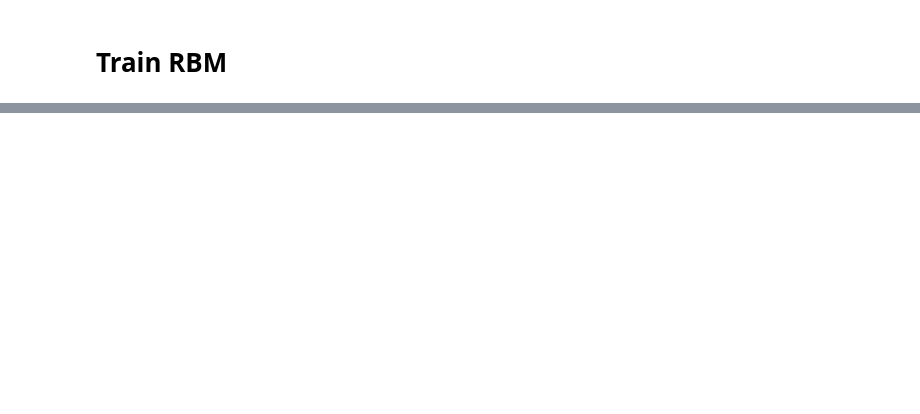
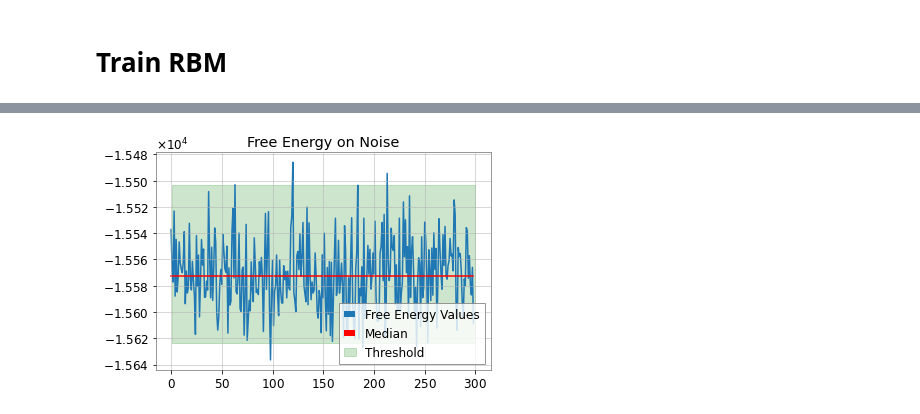
Before and after one commit to Midii-11/Template-free_GW_Detection, a Jupyter notebook: rbm/RBM_Notebook.ipynb, the cells around one changed output, grey strips where cells are left out. Saved outputs shown, nothing was run; the diff lists cells and outputs as text; code cells hidden in the pictures; blank space fills up the shorter version.

```diff
--- a/rbm/RBM_Notebook.ipynb
+++ b/rbm/RBM_Notebook.ipynb
@@ -306,0 +427,15 @@ rbm.save_weights(filename='ML/rbm-weights', name='rbm-weights')
+# %%
+fig, ax = plt.subplots()
+ax.set_title('Free Energy on Noise')
+ax.plot(test_samples[1:], label='Free Energy Values')
+med_line = np.array([med for i in range(len(test_samples[1:]))])
+upper_line = np.array([upper_bound for i in range(len(test_samples[1:]))])
+lower_line = np.array([lower_bound for i in range(len(test_samples[1:]))])
+ax.plot(med_line, color='r', label='Median')
+ax.fill_between(np.linspace(1,300,299),lower_line, upper_line, alpha=0.2,color='g', label='Threshold')
+# ax.plot(upper_line, color='r')
+# ax.plot(lower_line, color='r')
+ax.legend(loc='lower right')
+fig.savefig('Corridor.png', dpi=300)
+# %% [output]
+[figure, added]
```
Also changed, not shown: parts of 11 cells of this notebook.
